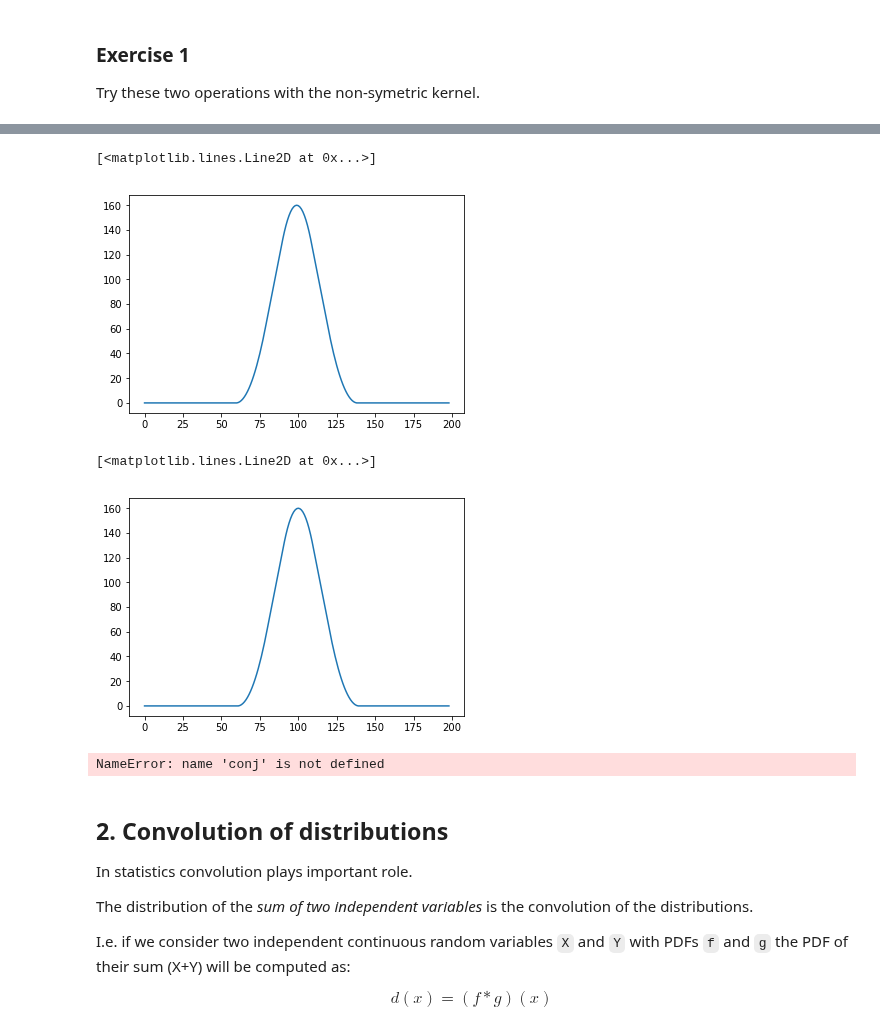
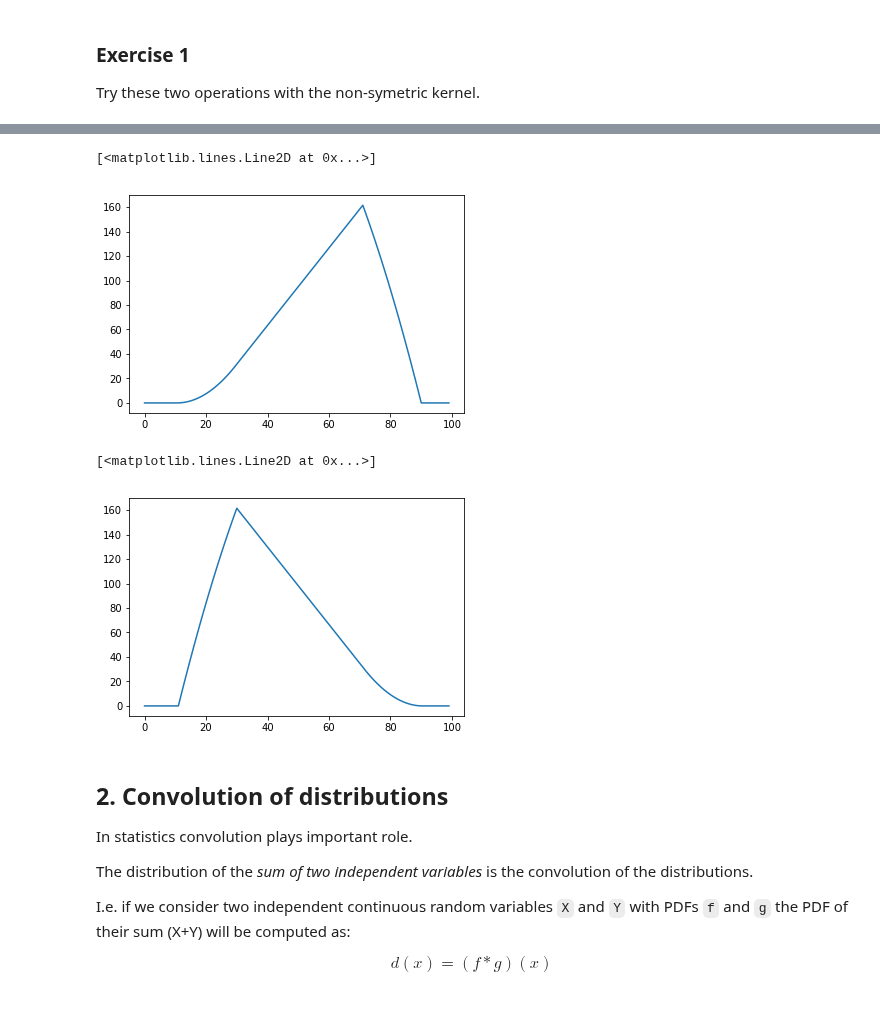
Before and after one commit to frolovconst/advstat-labs, a Jupyter notebook: Lab02/Lab02.ipynb, the cells around one changed output, grey strips where cells are left out. Cells and saved outputs as stored; diff of their text form; code cells hidden in the pictures.

```diff
--- a/Lab02/Lab02.ipynb
+++ b/Lab02/Lab02.ipynb
@@ -30,7 +30,7 @@ plt.plot(x);
 # %% [markdown]
 Let's create a triangular signal.
 # %%
-y = np.zeros(100)
+y = np.zeros(N)
 heightY = 1.0
 startY = 20
 endY=80
@@ -61,3 +61,13 @@ As you see, the result of convolution for symmetric kernel is the same as result
 # %% [markdown]
 ### Exercise 1
 Try these two operations with the non-symetric kernel.
+# %%
+# your code here
+ns_y = np.zeros(N)
+heightY = 1.0
+startY = 20
+endY=80
+widthY = (endY-startY)
+for i in range(startY, endY):
+ ns_y[i] = heightY - ((i-startY) * (heightY / widthY))
+plt.plot(ns_y);
@@ -64,20 +76,15 @@ Try these two operations with the non-symetric kernel.
 # %%
-# your code here
-ns_correlate = correlate(x, y)
+ns_correlate = correlate(x, ns_y, mode='same')
 plt.plot(ns_correlate)
 # %% [output]
 [<matplotlib.lines.Line2D at 0x...>]
-[figure, old version]
+[figure, new version]
 # %%
-ns_convolve = convolve(x, y, mode='full')
+ns_convolve = convolve(x, ns_y, mode='same')
 plt.plot(ns_convolve)
 # %% [output]
 [<matplotlib.lines.Line2D at 0x...>]
-[figure, old version]
+[figure, new version]
-# %%
-conj(2)
-# %% [output]
-NameError: name 'conj' is not defined
 # %% [markdown]
 ## 2. Convolution of distributions
 In statistics convolution plays important role.
```
Also changed, not shown: parts of 10 cells of this notebook.
